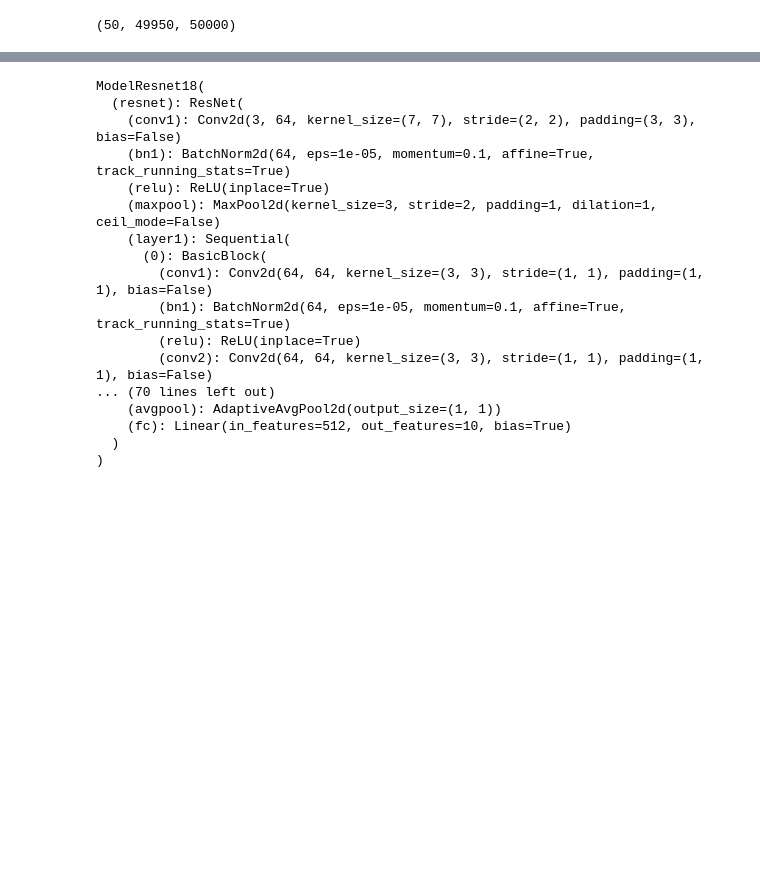
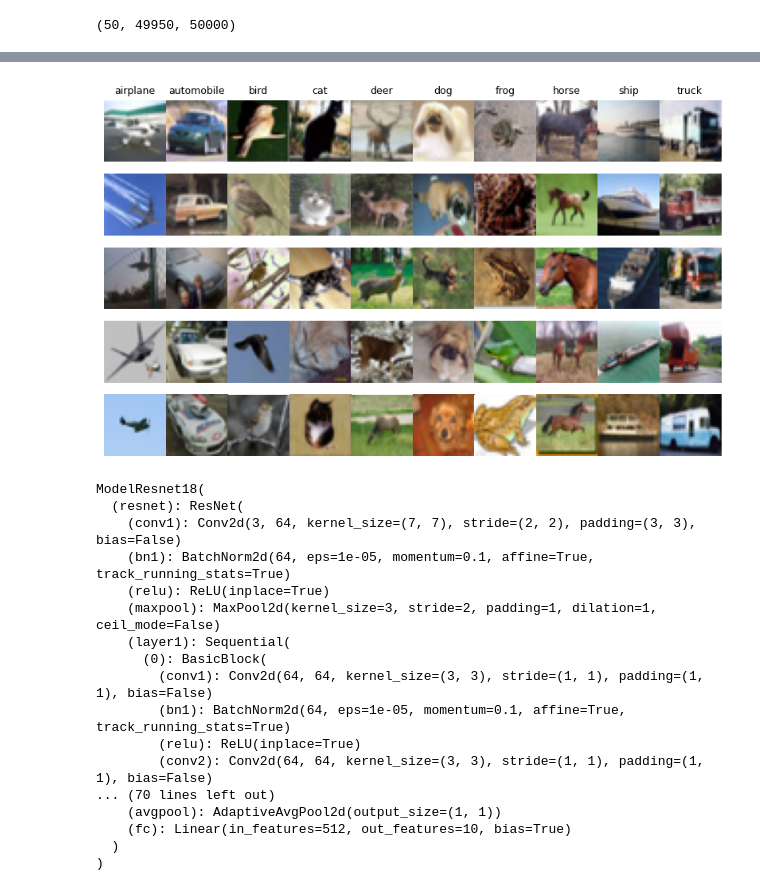
Before and after one commit to pedrotokar/deeplearning-assignments, a Jupyter notebook: Assignment 3/Deep Learning Assignment 3.ipynb, the cells around one changed output, grey strips where cells are left out. Saved outputs shown, nothing was run; the diff lists cells and outputs as text; code cells hidden in the pictures; blank space fills up the shorter version.

```diff
--- a/Assignment 3/Deep Learning Assignment 3.ipynb
+++ b/Assignment 3/Deep Learning Assignment 3.ipynb
@@ -68,11 +68,16 @@ No final, vocês devem preparar e apresentar:
 
 *Note que a apresentação e o conteúdo dos slides deve cobrir todos os requisitos solicitados, pois sua avaliação vai depender 90% da apresentação.
 # %%
+import numpy as np
+import torchvision
+
 import torch
 from torch import nn, optim
+import torch.nn.functional as F
 from torch.utils.data import Dataset, DataLoader
 
 from torchvision.transforms import v2
+import torchvision.transforms as transforms
 from torchvision.datasets import CIFAR10
 from torchvision.models import resnet18, ResNet18_Weights
 from torchvision.io import decode_image
@@ -88,6 +93,8 @@ from itertools import cycle
 import json
 
 NORMALIZE = False
+CIFAR10_CLASSES = ["airplane", "automobile", "bird", "cat", "deer",
+                   "dog", "frog", "horse", "ship", "truck"]
 DEVICE = torch.accelerator.current_accelerator().type if torch.accelerator.is_available() else "cpu"
 DEVICE
 # %% [output]
@@ -249,3 +289,25 @@ for i in range(10):
+# %%
+def plot_imgs_labeled(dataset, n_rows=5):
+    n_rows = min(n_rows, len(dataset)/10)
+    fig, ax = plt.subplots(n_rows, 10, figsize=(10, n_rows+1))
+    fig.subplots_adjust(wspace=0, hspace=0)
+
+    row_idx = [0]*10
+    for label_idx, class_name in enumerate(CIFAR10_CLASSES):
+        ax[0, label_idx].set_title(class_name, fontsize=9)
+
+    for i, (img, label) in enumerate(dataset):
+        if i > 50: break
+
+        if not (row_idx[label]) >= len(ax):
+            ax[row_idx[label], label].imshow(dataset.get_original_image(i).to(torch.int).permute(1, 2, 0))
+            ax[row_idx[label], label].axis("off")
+
+        row_idx[label] += 1
+
+plot_imgs_labeled(labeled_dataset)
+# %% [output]
+[figure, added]
 # %%
 class ModelResnet18(nn.Module):
     def __init__(self, n_classes, device = "cpu"):
```
Also changed, not shown: parts of 5 cells of this notebook.
